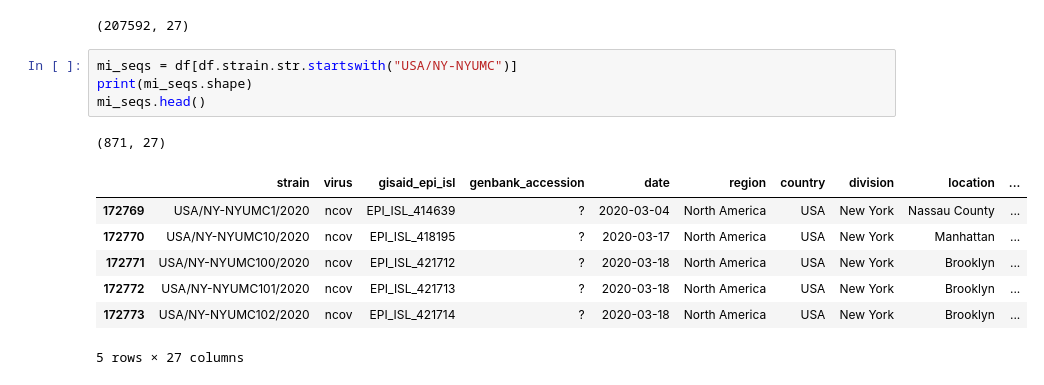
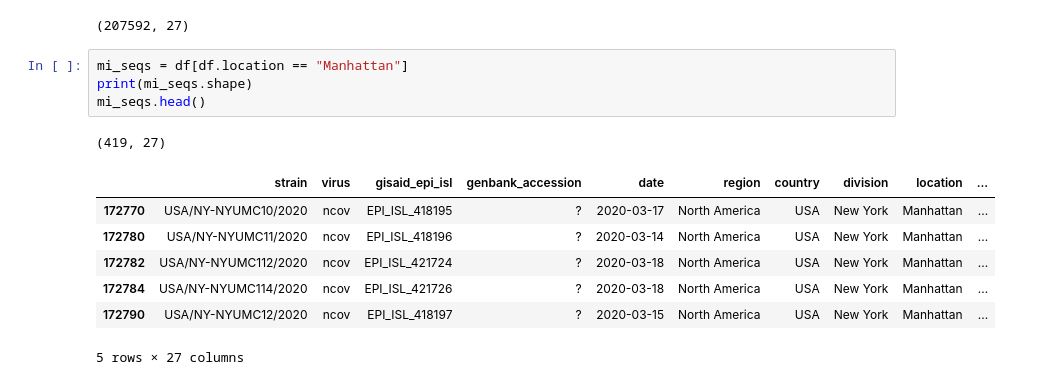
Before and after one commit to zzhaozhe-profolio/701project, a Jupyter notebook: examine_data.ipynb, the cells around one changed output. Cells and saved outputs as stored; diff of their text form.

```diff
--- a/examine_data.ipynb
+++ b/examine_data.ipynb
@@ -6,17 +6,17 @@ print(df.shape)
 # %% [output]
 (207592, 27)
 # %%
-mi_seqs = df[df.strain.str.startswith("USA/NY-NYUMC")]
+mi_seqs = df[df.location == "Manhattan"]
 print(mi_seqs.shape)
 mi_seqs.head()
 # %% [output]
-(871, 27)
+(419, 27)
 |  | strain | virus | gisaid_epi_isl | genbank_accession | date | region | country | division | location | ... |
-| 172769 | USA/NY-NYUMC1/2020 | ncov | EPI_ISL_414639 | ? | 2020-03-04 | North America | USA | New York | Nassau County | ... |
 | 172770 | USA/NY-NYUMC10/2020 | ncov | EPI_ISL_418195 | ? | 2020-03-17 | North America | USA | New York | Manhattan | ... |
-| 172771 | USA/NY-NYUMC100/2020 | ncov | EPI_ISL_421712 | ? | 2020-03-18 | North America | USA | New York | Brooklyn | ... |
-| 172772 | USA/NY-NYUMC101/2020 | ncov | EPI_ISL_421713 | ? | 2020-03-18 | North America | USA | New York | Brooklyn | ... |
-| 172773 | USA/NY-NYUMC102/2020 | ncov | EPI_ISL_421714 | ? | 2020-03-18 | North America | USA | New York | Brooklyn | ... |
+| 172780 | USA/NY-NYUMC11/2020 | ncov | EPI_ISL_418196 | ? | 2020-03-14 | North America | USA | New York | Manhattan | ... |
+| 172782 | USA/NY-NYUMC112/2020 | ncov | EPI_ISL_421724 | ? | 2020-03-18 | North America | USA | New York | Manhattan | ... |
+| 172784 | USA/NY-NYUMC114/2020 | ncov | EPI_ISL_421726 | ? | 2020-03-18 | North America | USA | New York | Manhattan | ... |
+| 172790 | USA/NY-NYUMC12/2020 | ncov | EPI_ISL_418197 | ? | 2020-03-15 | North America | USA | New York | Manhattan | ... |
 5 rows × 27 columns
 # %%
 import lzma
```
Also changed, not shown: parts of 6 cells of this notebook, 1 other file.
